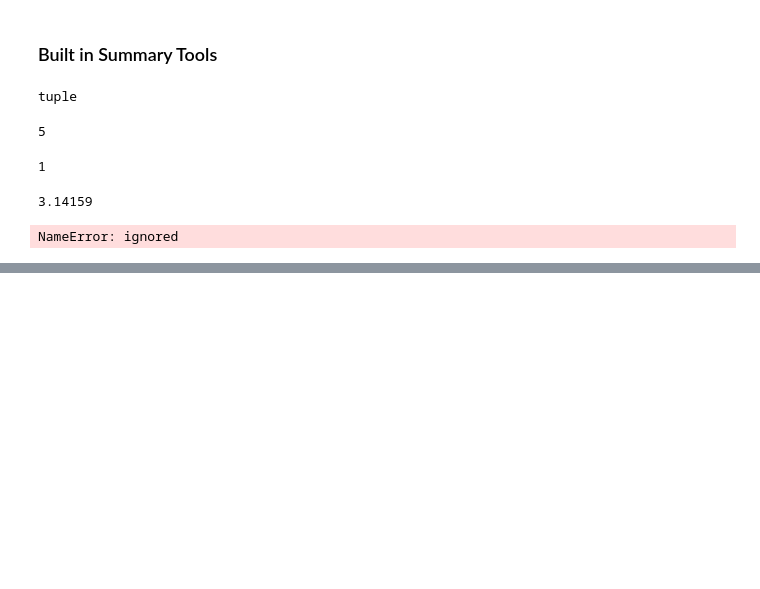
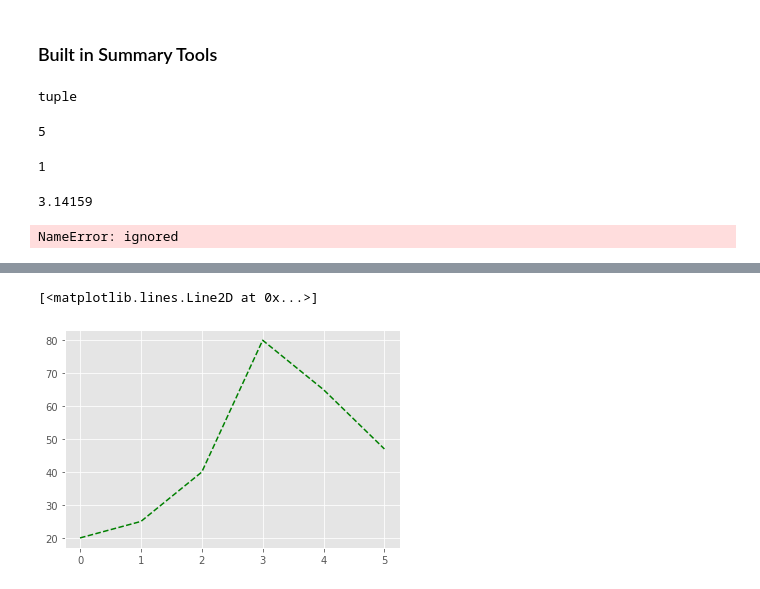
Before and after one commit to Dudleym20/praccomp_2022, a Jupyter notebook: Praccomp2022.ipynb, the cells around one changed output, grey strips where cells are left out. Drawn from its saved outputs; the diff is of its cells as text; code cells hidden in the pictures; blank space fills up the shorter version.

```diff
--- a/Praccomp2022.ipynb
+++ b/Praccomp2022.ipynb
@@ -175,0 +501,5 @@ NameError: ignored
+# %%
+plt.style.use('ggplot')
+data.T.plot()
+plt.ylabel('GDP/capita')
+plt.xlabel('Years')
@@ -175,0 +509,5 @@ NameError: ignored
+# %%
+plt.plot(time,response, 'g--')
+# %% [output]
+[<matplotlib.lines.Line2D at 0x...>]
+[figure, added]
```
Also changed, not shown: parts of 45 cells of this notebook.
